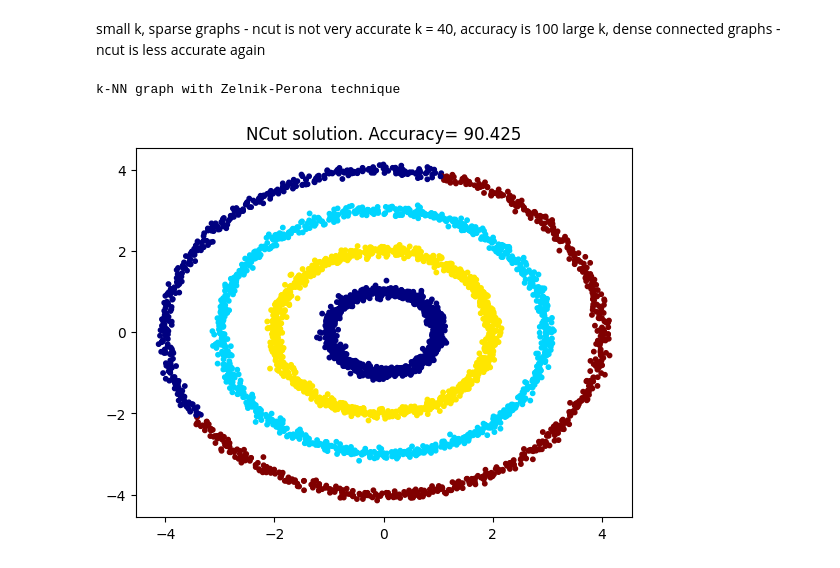
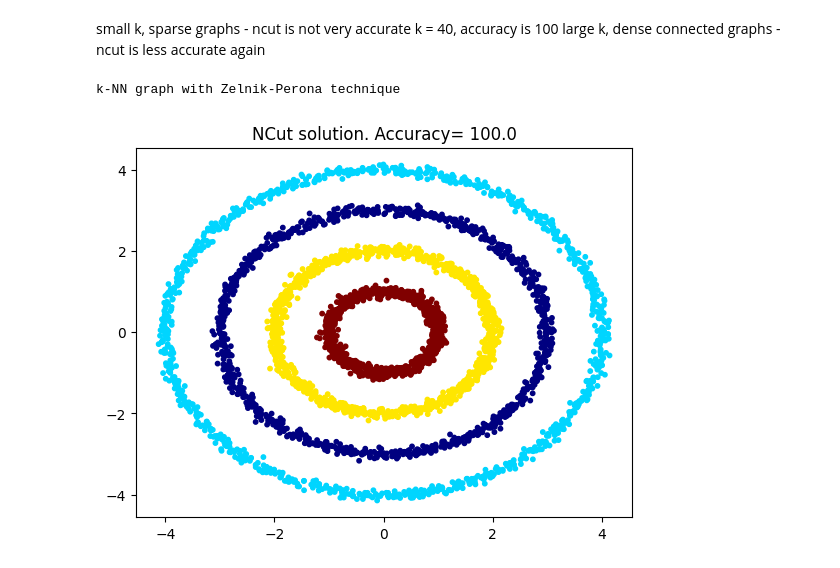
Before and after one commit to jylee-k/CS5284, a Jupyter notebook: codes/03_Graph_Clustering/code04_exercise.ipynb, the cells around one changed output. Saved outputs shown, nothing was run; the diff lists cells and outputs as text; code cells hidden in the pictures.

```diff
--- a/codes/03_Graph_Clustering/code04_exercise.ipynb
+++ b/codes/03_Graph_Clustering/code04_exercise.ipynb
@@ -99,17 +99,17 @@ k = 40, accuracy is 100
 large k, dense connected graphs - ncut is less accurate again
 # %%
 # Run NCut
-k = 30# YOUR CODE HERE
+k = 40# YOUR CODE HERE
 W = construct_knn_graph(X, k, 'euclidean_zelnik_perona')
 C_ncut, acc = compute_ncut(W, Cgt, nc)
 
 # Plot
 plt.figure(4)
 size_vertex_plot = 10
 plt.scatter(X[:,0], X[:,1], s=size_vertex_plot*np.ones(n), c=C_ncut, color=pyplot.jet())
 plt.title('NCut solution. Accuracy= ' +
           str(compute_purity(C_ncut,Cgt,nc)) )
 plt.show()
 # %% [output]
 k-NN graph with Zelnik-Perona technique
-[figure, old version]
+[figure, new version]
```
Also changed, not shown: 4 other files.
